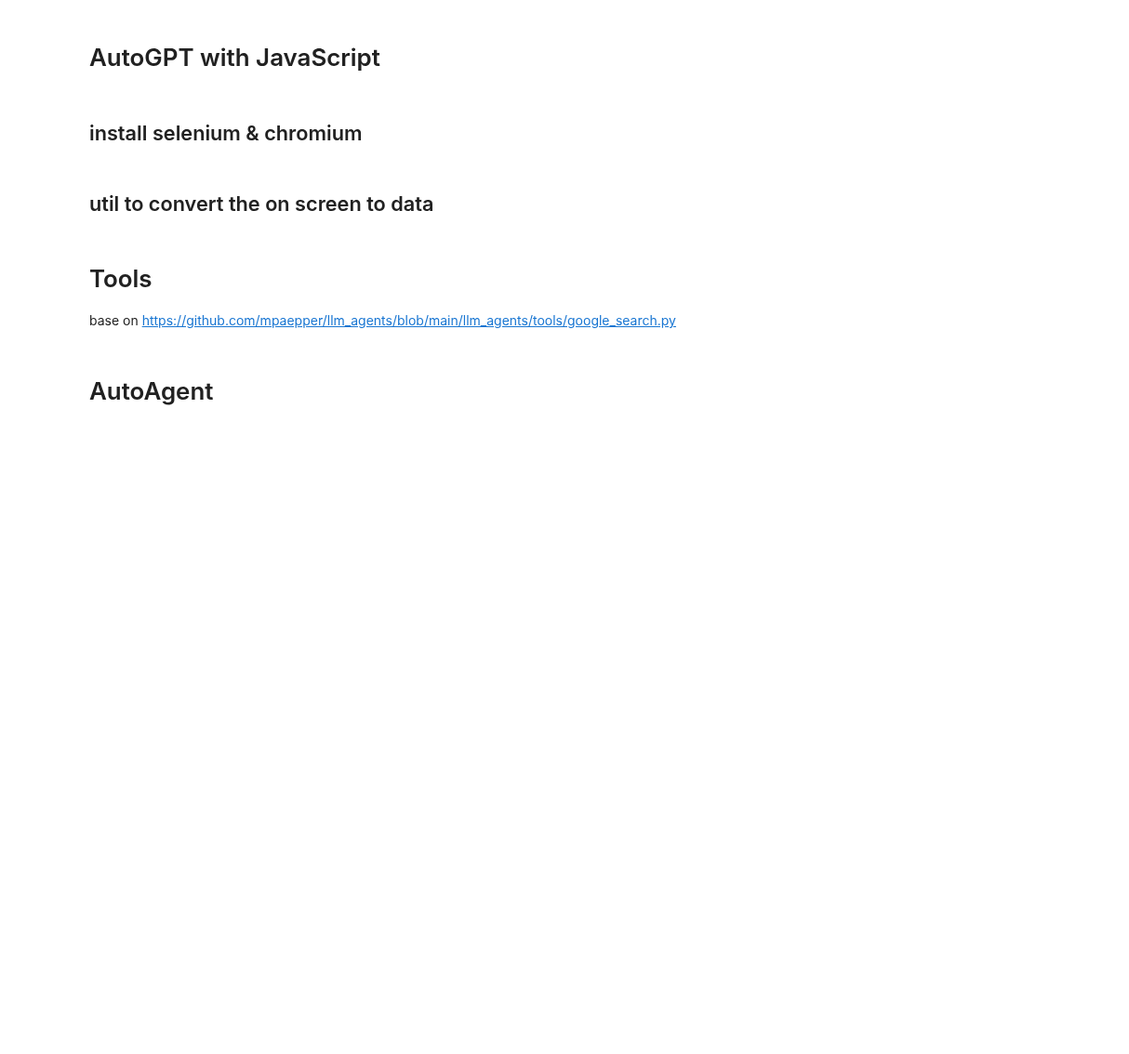
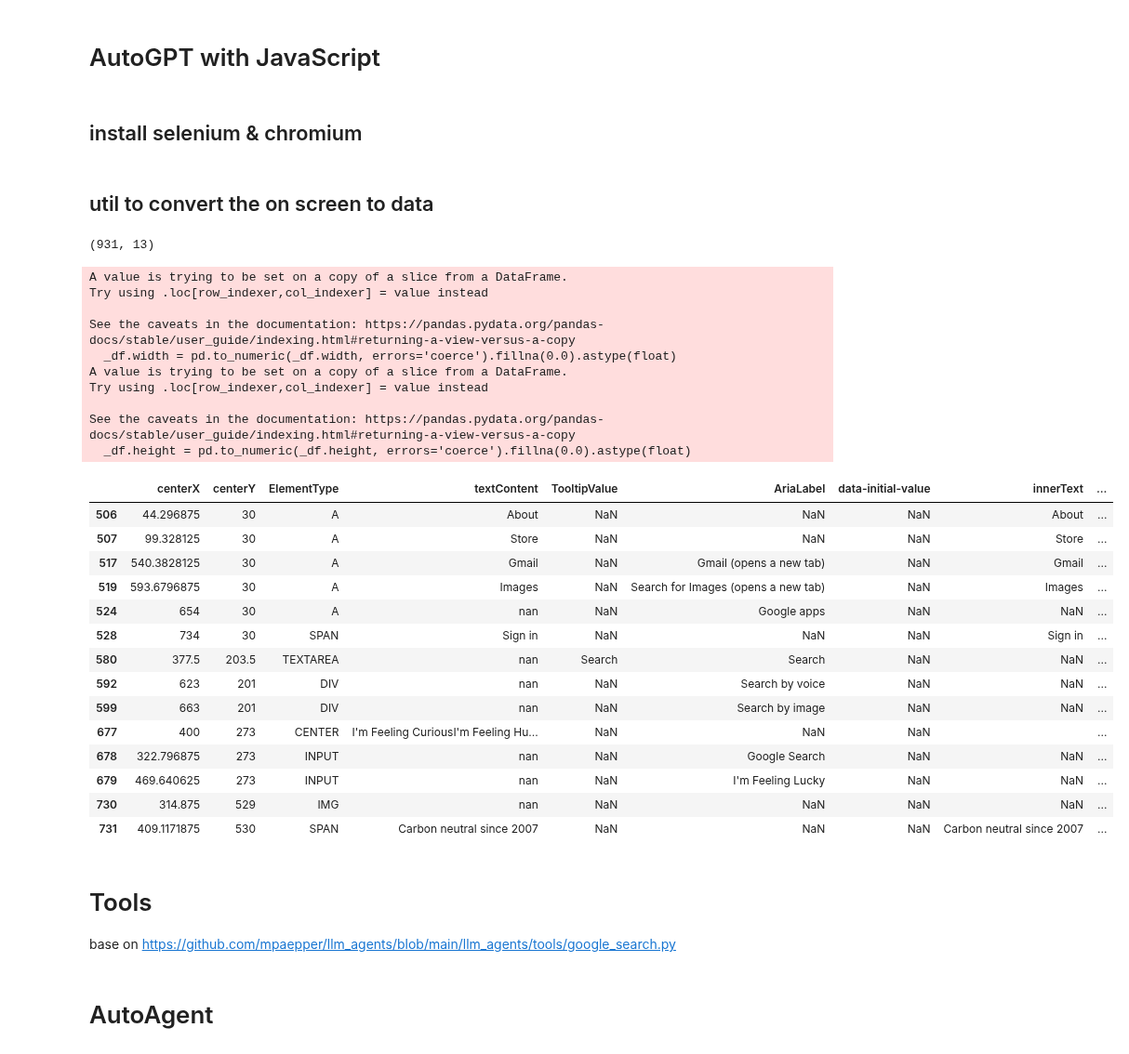
Before and after one commit to erlichsefi/ScrapeAnything, a Jupyter notebook: browser_base_translation /AutoJavaScript.ipynb, the cells around one changed output. Shown at 93% size. Drawn from its saved outputs; the diff is of its cells as text; code cells hidden in the pictures; blank space fills up the shorter version.

```diff
--- a/browser_base_translation /AutoJavaScript.ipynb
+++ b/browser_base_translation /AutoJavaScript.ipynb
@@ -190,10 +209,29 @@ def drop_with_exists_finer_element(df):
             indexs_to_drop.append(index)
     return df.drop(index=indexs_to_drop)
 
-def minimize_page_data(df):
-    # df.drop_duplicates(subset=[c for c in df.columns if c != 'parent_xpath'], keep="first")
+def remove_elements_without_size(df):
+     _df =  df[(~df.width.isna()) & (~df.height.isna())]
+     _df.width = pd.to_numeric(_df.width, errors='coerce').fillna(0.0).astype(float)
+     _df.height = pd.to_numeric(_df.height, errors='coerce').fillna(0.0).astype(float)
+     return _df[(_df.width > 0) & (_df.height > 0)]
+
+def remove_out_of_window(df,viewpointscroll,viewportHeight):
+    #height,width,top,bottom
+    df.bottom = pd.to_numeric(df.bottom, errors='coerce').fillna(0.0).astype(float)
+    df.top = pd.to_numeric(df.top, errors='coerce').fillna(0.0).astype(float)
+    return df[(df.top >= viewpointscroll) & (df.bottom < (viewpointscroll+viewportHeight))]
+
+
+def remove_without_textual_infomration(df):
+    return df[(df.innerText != '') | (df['data-initial-value'] != '') | (df.TooltipValue != '') | (df.textContent != '') | (df.AriaLabel != '')]
+
+def minimize_page_data(df,viewpointscroll,viewportHeight):
+
     _df = df.copy()
-    # _df.drop_duplicates(subset=['parent_xpath'],keep='first',inplace=True)
+    _df = remove_elements_without_size(_df)
+    _df = remove_out_of_window(_df,viewpointscroll,viewportHeight)
+    _df = remove_without_textual_infomration(_df)
+
 
     # if all the information is the same, take the deeper element (which is the last becuase of our listing method)
     _df.drop_duplicates(subset=['textContent','TooltipValue','AriaLabel','data-initial-value'],keep='last',inplace=True)
@@ -206,11 +244,11 @@ def minimize_page_data(df):
 
     _df =  drop_with_exists_finer_element(_df)
 
-    _df.drop(columns=['parent_xpath'],inplace=True)
+    _df.drop(columns=['parent_xpath','height','width','top','bottom'],inplace=True)
     return _df
 
 
-def dataframe_diff(df1, df2):
+def dataframe_diff(df1, df2,viewpointscroll,viewportHeight):
 
     """
     Calculates the difference between two DataFrames.
@@ -224,8 +262,42 @@ def dataframe_diff(df1, df2):
     added_to_changed =  pd.DataFrame([row.split(",") for row in df2_list if row not in df1_list],columns=list(df1.columns))
     removed = pd.DataFrame([row.split(",") for row in df1_list if row not in df2_list],columns=list(df1.columns))
 
-    return f"The Elements that was removed or changed are:\n {minimize_page_data(removed).to_csv(index=False)} "+ \
-             f"The Elements that was added or changed are:\n {minimize_page_data(added_to_changed).to_csv(index=False)} "
+    return f"The Elements that was removed or changed are:\n {minimize_page_data(removed,viewpointscroll,viewportHeight).to_csv(index=False)} "+ \
+             f"The Elements that was added or changed are:\n {minimize_page_data(added_to_changed,viewpointscroll,viewportHeight).to_csv(index=False)} "
+# %%
+web_driver = start_browesr()
+web_driver.get("https://www.google.com")
+df = screen_to_table(web_driver)
+print(df.shape)
+viewpointscroll,viewportHeight = screen_to_window_dim(web_driver)
+minimize_page_data(df,viewpointscroll,viewportHeight)
+# %% [output]
+(931, 13)
+A value is trying to be set on a copy of a slice from a DataFrame.
+Try using .loc[row_indexer,col_indexer] = value instead
+
+See the caveats in the documentation: https://pandas.pydata.org/pandas-docs/stable/user_guide/indexing.html#returning-a-view-versus-a-copy
+  _df.width = pd.to_numeric(_df.width, errors='coerce').fillna(0.0).astype(float)
+A value is trying to be set on a copy of a slice from a DataFrame.
+Try using .loc[row_indexer,col_indexer] = value instead
+
+See the caveats in the documentation: https://pandas.pydata.org/pandas-docs/stable/user_guide/indexing.html#returning-a-view-versus-a-copy
+  _df.height = pd.to_numeric(_df.height, errors='coerce').fillna(0.0).astype(float)
+|  | centerX | centerY | ElementType | textContent | TooltipValue | AriaLabel | data-initial-value | innerText | ... |
+| 506 | 44.296875 | 30 | A | About | NaN | NaN | NaN | About | ... |
+| 507 | 99.328125 | 30 | A | Store | NaN | NaN | NaN | Store | ... |
+| 517 | 540.3828125 | 30 | A | Gmail | NaN | Gmail (opens a new tab) | NaN | Gmail | ... |
+| 519 | 593.6796875 | 30 | A | Images | NaN | Search for Images (opens a new tab) | NaN | Images | ... |
+| 524 | 654 | 30 | A | nan | NaN | Google apps | NaN | NaN | ... |
+| 528 | 734 | 30 | SPAN | Sign in | NaN | NaN | NaN | Sign in | ... |
+| 580 | 377.5 | 203.5 | TEXTAREA | nan | Search | Search | NaN | NaN | ... |
+| 592 | 623 | 201 | DIV | nan | NaN | Search by voice | NaN | NaN | ... |
+| 599 | 663 | 201 | DIV | nan | NaN | Search by image | NaN | NaN | ... |
+| 677 | 400 | 273 | CENTER | I'm Feeling CuriousI'm Feeling Hu... | NaN | NaN | NaN |  | ... |
+| 678 | 322.796875 | 273 | INPUT | nan | NaN | Google Search | NaN | NaN | ... |
+| 679 | 469.640625 | 273 | INPUT | nan | NaN | I'm Feeling Lucky | NaN | NaN | ... |
+| 730 | 314.875 | 529 | IMG | nan | NaN | NaN | NaN | NaN | ... |
+| 731 | 409.1171875 | 530 | SPAN | Carbon neutral since 2007 | NaN | NaN | NaN | Carbon neutral since 2007 | ... |
 # %%
 def web_driver_to_image(wd,file_name):
   full_path = f"{file_name}.png"
```
Also changed, not shown: parts of 6 cells of this notebook.
